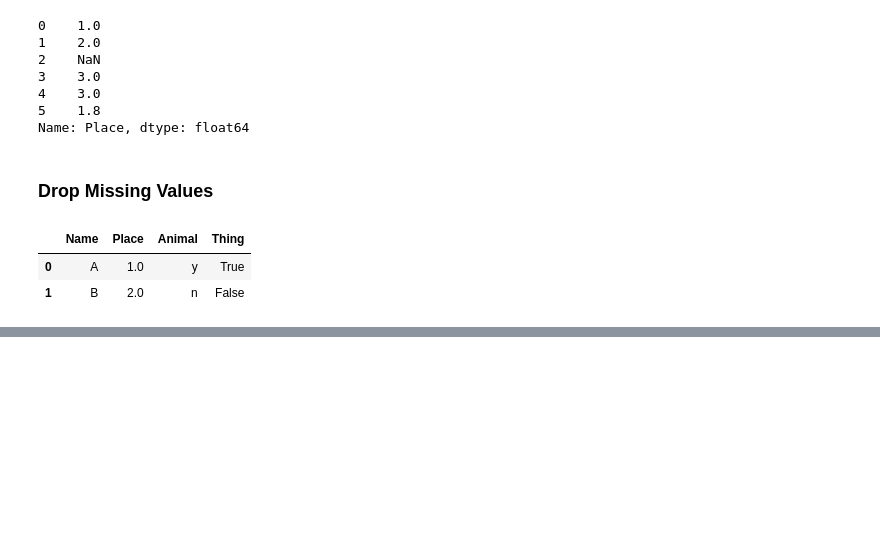
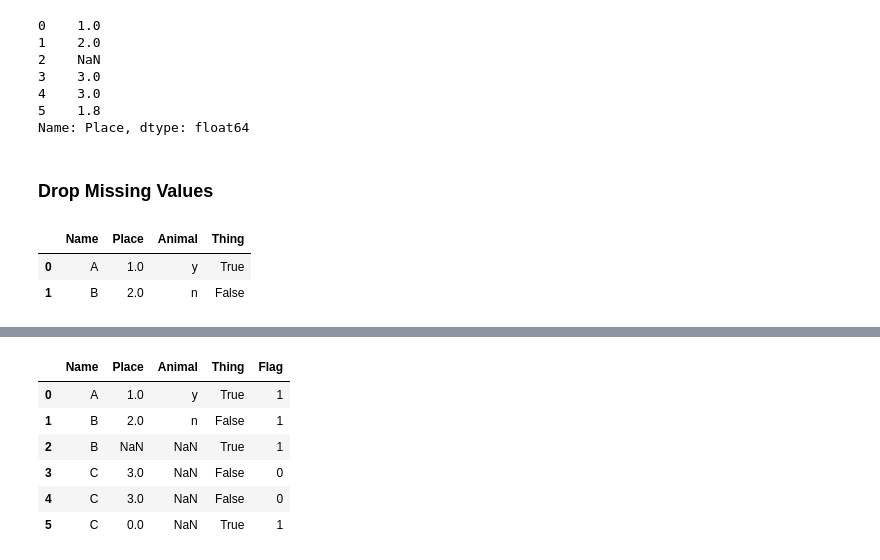
Before and after one commit to do2blehelix/guide-py, a Jupyter notebook: QuickTut.ipynb, the cells around one changed output, grey strips where cells are left out. Saved outputs shown, nothing was run; the diff lists cells and outputs as text; code cells hidden in the pictures; blank space fills up the shorter version.

```diff
--- a/QuickTut.ipynb
+++ b/QuickTut.ipynb
@@ -297,0 +405,12 @@ df.dropna(subset=['Name'], how='any')
+# %%
+# Create new variable (0/1) based off other variables with multiple criteria
+df["Flag"] = ((df["Name"] == "B") | (df["Thing"] == True)).astype(int)
+df
+# %% [output]
+|  | Name | Place | Animal | Thing | Flag |
+| 0 | A | 1.0 | y | True | 1 |
+| 1 | B | 2.0 | n | False | 1 |
+| 2 | B | NaN | NaN | True | 1 |
+| 3 | C | 3.0 | NaN | False | 0 |
+| 4 | C | 3.0 | NaN | False | 0 |
+| 5 | C | 0.0 | NaN | True | 1 |
```
Also changed, not shown: parts of 45 cells of this notebook.
